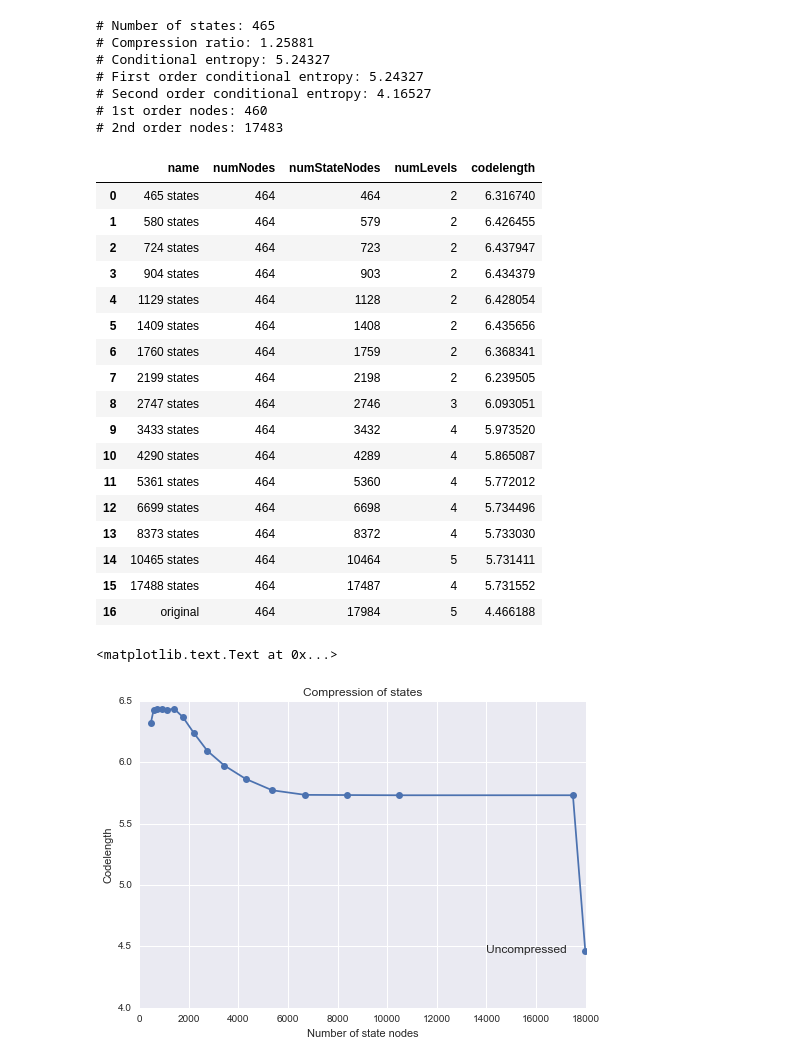
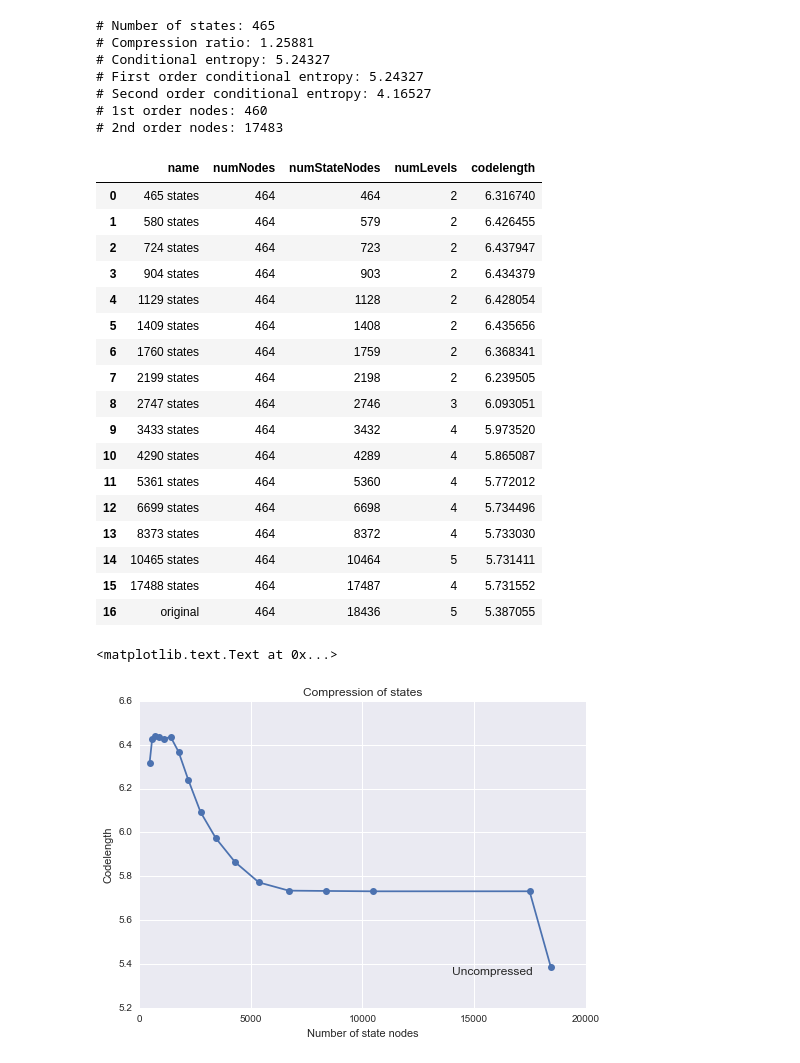
Before and after one commit to mapequation/network-state-compression, a Jupyter notebook: example-air-traffic.ipynb, the cells around one changed output. Saved outputs shown, nothing was run; the diff lists cells and outputs as text; code cells hidden in the pictures.

Commit message:
Fix Infomap flags in example

```diff
--- a/example-air-traffic.ipynb
+++ b/example-air-traffic.ipynb
@@ -19,7 +19,7 @@ def getInfomapResult(infomapWrapper, name):
 def printInfomapResult(result):
     print("%s: %d nodes in %d states partitioned with codelength %.3f in %d levels." % (result.name, result.numNodes, result.numStateNodes, result.codelength, result.numLevels))
 # %%
-infomapWrapper = infomap.MemInfomap("-i 3gram")
+infomapWrapper = infomap.MemInfomap("-i 3gram -dk --skip-complete-dangling-memory-nodes")
 
 infomapWrapper.readInputData("./air2011paths_3grams.net")
 
@@ -73,7 +73,7 @@ stateNetworks = !ls output/
 stateNetworks = sorted(stateNetworks, key=lambda filename: int(filename.replace(".net", "")))
 # %%
 def runStateNetwork(filename):
-    infomapWrapper = infomap.MemInfomap("-i states")
+    infomapWrapper = infomap.MemInfomap("-i states -dk --skip-complete-dangling-memory-nodes")
 
     infomapWrapper.readInputData("./output/{}".format(filename))
 
@@ -109,7 +109,7 @@ result
 | 13 | 8373 states | 464 | 8372 | 4 | 5.733030 |
 | 14 | 10465 states | 464 | 10464 | 5 | 5.731411 |
 | 15 | 17488 states | 464 | 17487 | 4 | 5.731552 |
-| 16 | original | 464 | 17984 | 5 | 4.466188 |
+| 16 | original | 464 | 18436 | 5 | 5.387055 |
 # %%
 import matplotlib.pyplot as plt
 # Draw plots within the notebook:
@@ -119,9 +119,9 @@ sns.set() # Set nice defaults to matplotlib
 # %%
 plt.plot(result['numStateNodes'], result['codelength'], '-o')
 plt.xlabel('Number of state nodes')
 plt.ylabel('Codelength')
 plt.title('Compression of states')
-plt.text(14000, 4.45, 'Uncompressed')
+plt.text(14000, 5.35, 'Uncompressed')
 # %% [output]
 <matplotlib.text.Text at 0x...>
-[figure, old version]
+[figure, new version]
```
Also changed, not shown: parts of 1 cell of this notebook.
